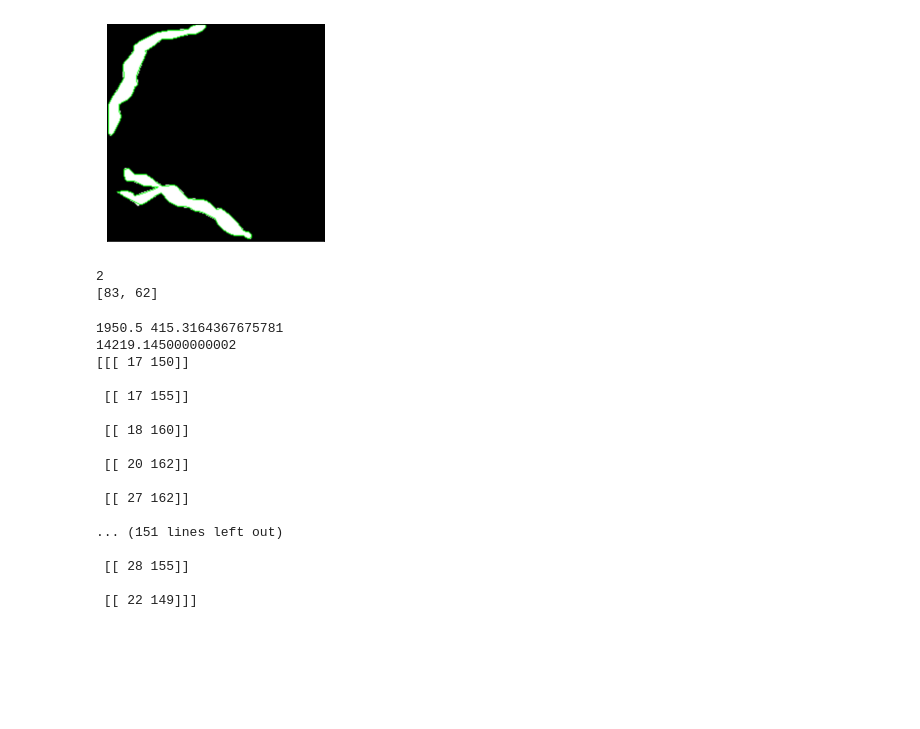
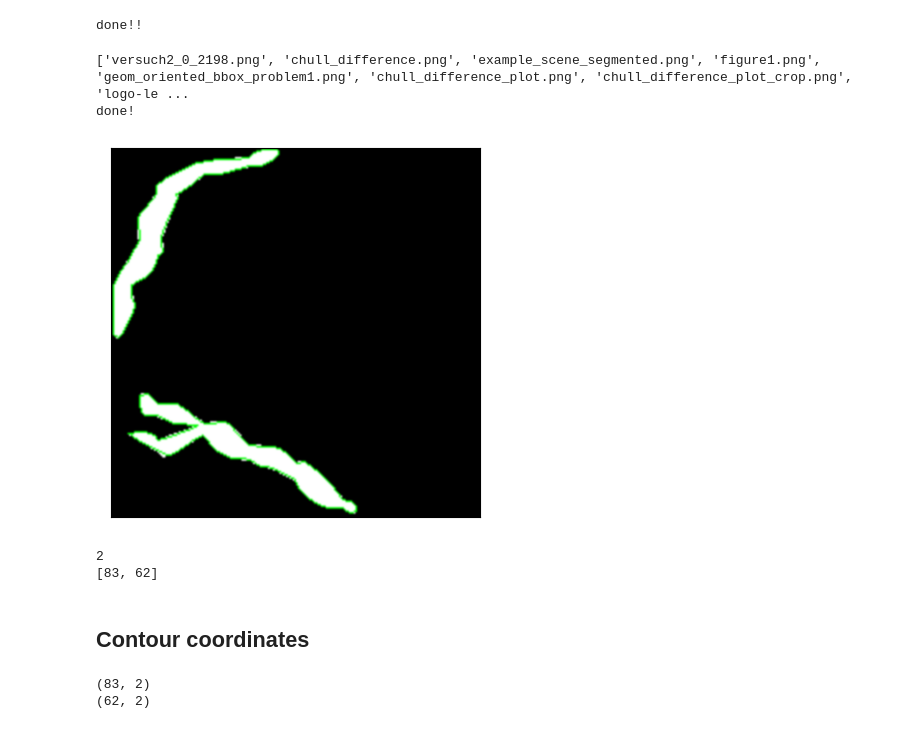
Before and after one commit to southbanyan/Image-segmentation-for-semantic-reconstruction-of-concrete-defects, a Jupyter notebook: Convexhull_Contours.ipynb, the cells around one changed output. Cells and saved outputs as stored; diff of their text form; code cells hidden in the pictures; blank space fills up the shorter version.

```diff
--- a/Convexhull_Contours.ipynb
+++ b/Convexhull_Contours.ipynb
@@ -7,11 +7,17 @@ import matplotlib.pyplot as plt
 from skimage import data, img_as_float
 from PIL import Image
 
-pic_target = "./result/"
+pic_target = "result"
+target_dir = os.listdir("img/")
+if pic_target not in target_dir:
+    os.mkdir("img/{}/" .format(pic_target))
+else:
+    pass
+
 cut_width = 28
 cut_length = 28
 
-picture = cv2.imread("example.png", 0)
+picture = cv2.imread("img/versuch2_0_2198.png", 0)
 (width, length) = picture.shape
 
 pic = np.zeros((cut_width, cut_length))
@@ -31,10 +37,18 @@ for i in range(0, num_width):
         j.save(result_path)
 
 print("done!!")
+# %% [output]
+done!!
 # %%
 import os
-pic_path = "./result/"
-pic_target = "./picture/"
+pic_path = "img/result/"
+pic_target = "picture"
+
+
+if pic_target not in target_dir:
+    os.mkdir("img/{}/" .format(pic_target))
+else:
+    pass
 
 num_width_list = []
 num_length_list = []
@@ -60,57 +74,54 @@ for i in range(1, num_width+1):
 
 cv2.imwrite(pic_target + "result.png", splicing_pic)
 print("done!")
+# %% [output]
+['versuch2_0_2198.png', 'chull_difference.png', 'example_scene_segmented.png', 'figure1.png', 'geom_oriented_bbox_problem1.png', 'chull_difference_plot.png', 'chull_difference_plot_crop.png', 'logo-le ...
+done!
 # %%
 import numpy as np
 import cv2
 import matplotlib.pyplot as plt
 
 # find coutours with CHAIN_APPROX_TC89_L1
 
-img = cv2.imread("picture/result.png")
+img = cv2.imread("img/convexhull_8_8.png")
 
 imggray = cv2.cvtColor(img, cv2.COLOR_RGB2GRAY)
 
 ret, thresh = cv2.threshold(imggray, 127, 255, 0)
 
 contours, hierachy = cv2.findContours(thresh, cv2.RETR_TREE, cv2.CHAIN_APPROX_TC89_KCOS) #CHAIN_APPROX_TC89_L1, CHAIN_APPROX_SIMPLE
 mask = cv2.drawContours(img, contours, -1, (0, 255, 0), 1)
 plt.imshow(mask, cmap = 'gray', interpolation = 'bicubic')
 plt.xticks([]), plt.yticks([])  # to hide tick values on X and Y axis
 plt.show()
 #cv2.namedWindow("drawContours", 0)
 #cv2.imshow("drawContours", mask)
 #cv2.waitKey()
 
 print(len(contours))
 print([len(a) for a in contours])
 # %% [output]
-[figure, old version]
+[figure, new version]
 2
 [83, 62]
-# %%
-# calculate area and perimeter of coutours
-area = cv2.contourArea(contours[0])
-perimeter = cv2.arcLength(contours[0], True)
-print(area, perimeter)
-print(area*2.7*2.7)
-
-print(contours[0])
-# %% [output]
-1950.5 415.3164367675781
-14219.145000000002
-[[[ 17 150]]
-
- [[ 17 155]]
-
- [[ 18 160]]
-
- [[ 20 162]]
-
- [[ 27 162]]
-
-... (151 lines left out)
-
- [[ 28 155]]
-
- [[ 22 149]]]
+# %% [markdown]
+## Contour coordinates
+# %%
+# calculate area and perimeter of coutours
+i = 1
+for cont in contours:
+
+    area = cv2.contourArea(cont)
+    perimeter = cv2.arcLength(cont, True)
+
+    contour_coords = np.squeeze(cont)
+    contour_coords = contour_coords * 2.7 # scale pixel to mm
+    print(np.shape(contour_coords)) # ?? in clockwise order ??
+
+    txt_out_file = "img/txt_out_file{}.csv".format(i)
+    np.savetxt(txt_out_file, contour_coords)
+    i += 1
+# %% [output]
+(83, 2)
+(62, 2)
```
Also changed, not shown: 58 other files.
